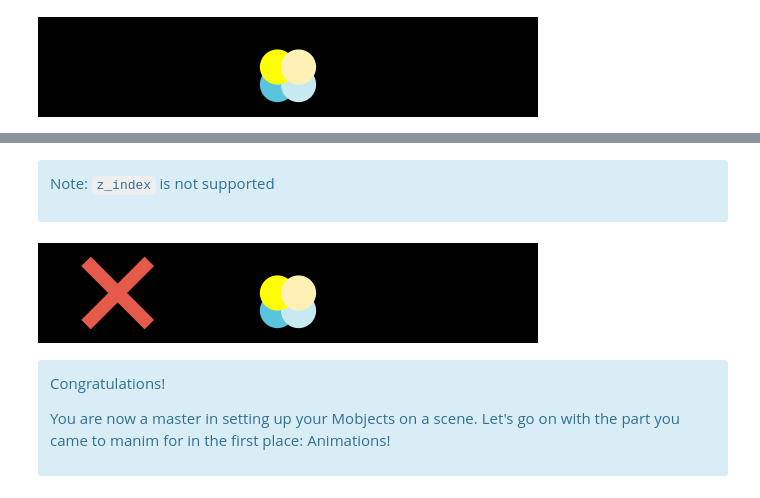
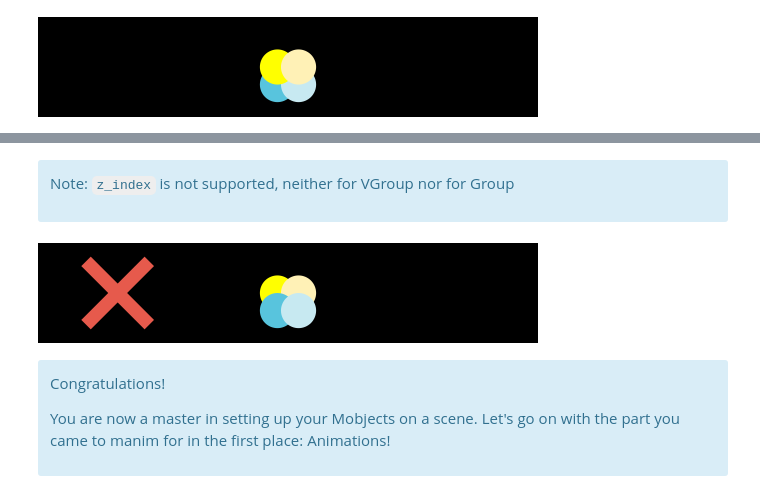
Before and after one commit to kolibril13/flyingframes, a Jupyter notebook: docs/source/ch2.ipynb, the cells around one changed output, grey strips where cells are left out. Drawn from its saved outputs; the diff is of its cells as text; code cells hidden in the pictures.

Commit message:
new chapter about VGroup and Group

```diff
--- a/docs/source/ch2.ipynb
+++ b/docs/source/ch2.ipynb
@@ -781,0 +850,14 @@ class Example(Scene): # Groups of Groups
+# %%
+%%manim $params
+dot= Dot(color= YELLOW, radius=0.5)
+image = ImageMobject(np.uint8([[200, 233, 111, 200],
+                               [255, 100, 190, 100]])).shift(2*RIGHT)
+image.height = 1
+class Example(Scene):
+    def construct(self):
+        self.add(dot, image)
+        try: # Image is not a VMobject!
+            VGroup(dot,image).shift(3*RIGHT)
+        except TypeError:
+            print("Adding an Mobject to a VGroup is not possible!")
+            self.add(NO)
@@ -781,0 +872,10 @@ class Example(Scene): # Groups of Groups
+# %%
+%%manim $params
+dot= Dot(color= YELLOW, radius=0.5)
+image = ImageMobject(np.uint8([[200, 233, 111, 200],
+                               [255, 100, 190, 100]])).shift(2*RIGHT)
+image.height = 1
+class Example(Scene):
+    def construct(self):
+        self.add(dot, image)
+        Group(dot,image).shift(3*RIGHT)
@@ -781,0 +884,12 @@ class Example(Scene): # Groups of Groups
+# %%
+%%manim $params
+blue1,blue2, yellow1,yellow2 = create_dots()
+class Example(Scene): #
+    def construct(self):
+        g=Group(yellow1,yellow2,blue1,blue2)
+        try:
+            g.set_stroke(color=PURPLE_D, width=20)
+        except TypeError:
+            print("TypeError, setter() got an unexpected keyword argument 'color' ")
+            self.add(NO)
+        self.add(g)
@@ -782,19 +899,22 @@ class Example(Scene): # Groups of Groups
 # %% [markdown]
 <div class="alert alert-info">
 
-Note: `z_index` is not supported
+Note: `z_index` is not supported, neither for VGroup nor for Group
+
 </div>
 # %%
 %%manim $params
 blue1,blue2, yellow1,yellow2 = create_dots()
 class Example(Scene):
     def construct(self):
-        x=VGroup(yellow1,yellow2).shift(0.5*DOWN)
-        x.z_index=-10
-        self.add(blue1,blue2, x)
+        a=VGroup(yellow1,yellow2).shift(0.5*DOWN)
+        b=VGroup(blue1,blue2)
+        a.set_z_index(2)
+        b.set_z_index(1)
+        self.add(a,b)
         self.add(NO)
 # %% [output]
-[figure, old version]
+[figure, new version]
 # %% [markdown]
 <div class="alert alert-info">
 
```
Also changed, not shown: parts of 19 cells of this notebook, 1 other file.
